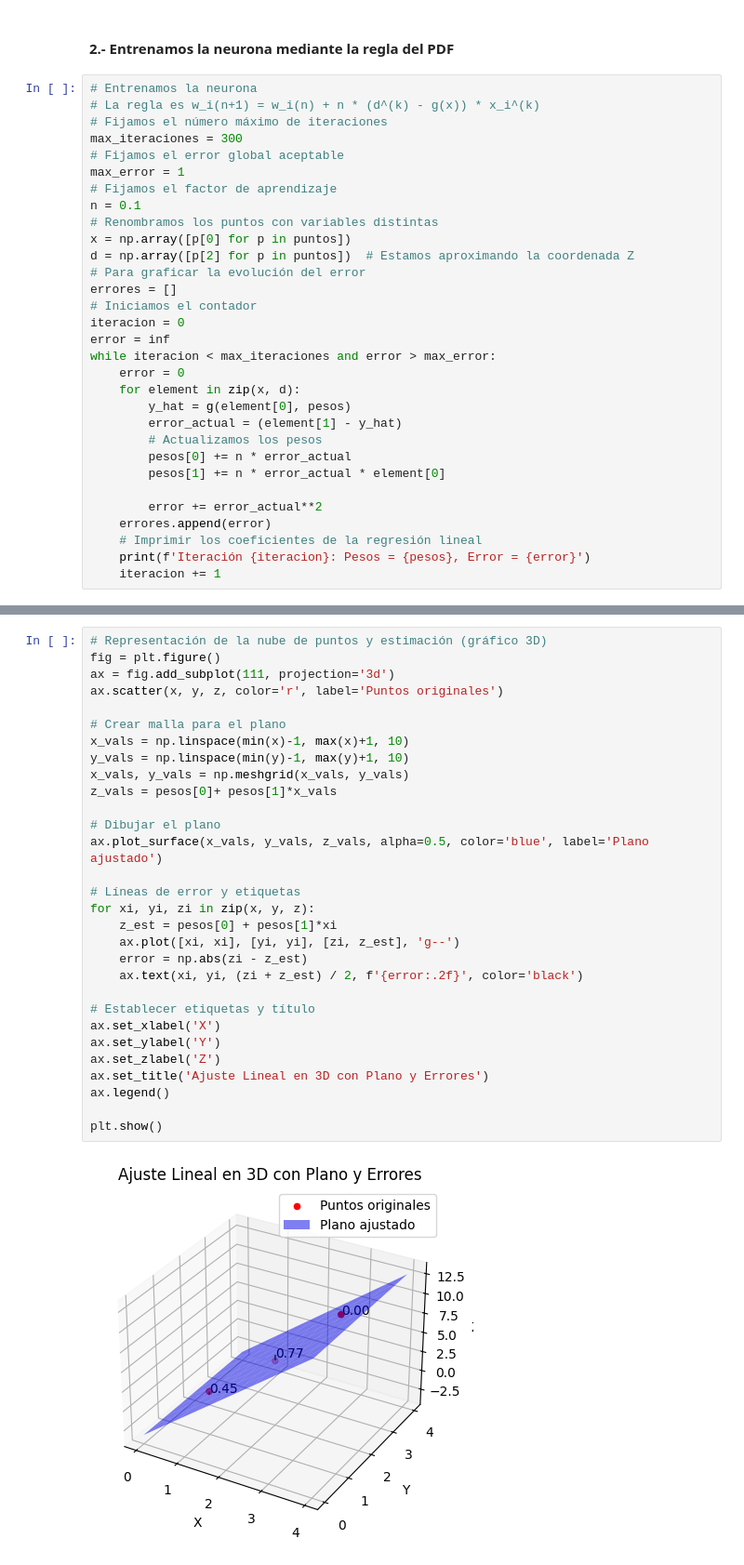
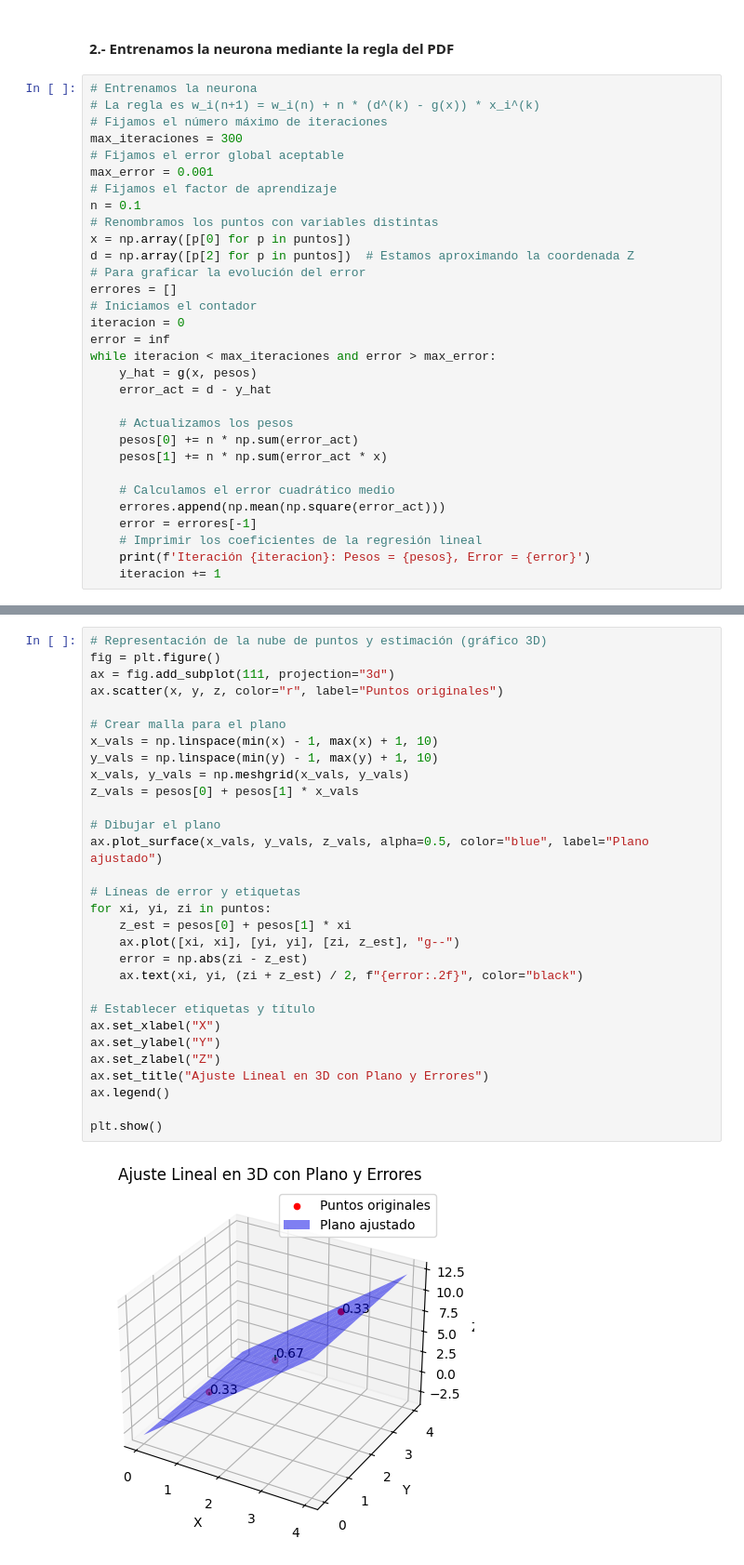
Before and after one commit to Apriea04/ComputacionNeuronalEvolutiva, a Jupyter notebook: Computación Evolutiva/Práctica 0/Parte 0.ipynb, the cells around one changed output, grey strips where cells are left out. Shown at 93% size. Cells and saved outputs as stored; diff of their text form.

```diff
--- a/Computación Evolutiva/Práctica 0/Parte 0.ipynb
+++ b/Computación Evolutiva/Práctica 0/Parte 0.ipynb
@@ -156,7 +156,7 @@ def g(x, w):
 # Fijamos el número máximo de iteraciones
 max_iteraciones = 300
 # Fijamos el error global aceptable
-max_error = 1
+max_error = 0.001
 # Fijamos el factor de aprendizaje
 n = 0.1
 # Renombramos los puntos con variables distintas
@@ -168,16 +168,16 @@ errores = []
 iteracion = 0
 error = inf
 while iteracion < max_iteraciones and error > max_error:
-    error = 0
-    for element in zip(x, d):
-        y_hat = g(element[0], pesos)
-        error_actual = (element[1] - y_hat)
-        # Actualizamos los pesos
-        pesos[0] += n * error_actual
-        pesos[1] += n * error_actual * element[0]
+    y_hat = g(x, pesos)
+    error_act = d - y_hat
 
-        error += error_actual**2
-    errores.append(error)
+    # Actualizamos los pesos
+    pesos[0] += n * np.sum(error_act)
+    pesos[1] += n * np.sum(error_act * x)
+
+    # Calculamos el error cuadrático medio
+    errores.append(np.mean(np.square(error_act)))
+    error = errores[-1]
     # Imprimir los coeficientes de la regresión lineal
     print(f'Iteración {iteracion}: Pesos = {pesos}, Error = {error}')
     iteracion += 1
@@ -219,32 +219,32 @@ Error cuadrático medio: 0.41322305263480413
 # %%
 # Representación de la nube de puntos y estimación (gráfico 3D)
 fig = plt.figure()
-ax = fig.add_subplot(111, projection='3d')
-ax.scatter(x, y, z, color='r', label='Puntos originales')
+ax = fig.add_subplot(111, projection="3d")
+ax.scatter(x, y, z, color="r", label="Puntos originales")
 
 # Crear malla para el plano
-x_vals = np.linspace(min(x)-1, max(x)+1, 10)
-y_vals = np.linspace(min(y)-1, max(y)+1, 10)
+x_vals = np.linspace(min(x) - 1, max(x) + 1, 10)
+y_vals = np.linspace(min(y) - 1, max(y) + 1, 10)
 x_vals, y_vals = np.meshgrid(x_vals, y_vals)
-z_vals = pesos[0]+ pesos[1]*x_vals
+z_vals = pesos[0] + pesos[1] * x_vals
 
 # Dibujar el plano
-ax.plot_surface(x_vals, y_vals, z_vals, alpha=0.5, color='blue', label='Plano ajustado')
+ax.plot_surface(x_vals, y_vals, z_vals, alpha=0.5, color="blue", label="Plano ajustado")
 
 # Líneas de error y etiquetas
-for xi, yi, zi in zip(x, y, z):
-    z_est = pesos[0] + pesos[1]*xi
-    ax.plot([xi, xi], [yi, yi], [zi, z_est], 'g--')
+for xi, yi, zi in puntos:
+    z_est = pesos[0] + pesos[1] * xi
+    ax.plot([xi, xi], [yi, yi], [zi, z_est], "g--")
     error = np.abs(zi - z_est)
-    ax.text(xi, yi, (zi + z_est) / 2, f'{error:.2f}', color='black')
+    ax.text(xi, yi, (zi + z_est) / 2, f"{error:.2f}", color="black")
 
 # Establecer etiquetas y título
-ax.set_xlabel('X')
-ax.set_ylabel('Y')
-ax.set_zlabel('Z')
-ax.set_title('Ajuste Lineal en 3D con Plano y Errores')
+ax.set_xlabel("X")
+ax.set_ylabel("Y")
+ax.set_zlabel("Z")
+ax.set_title("Ajuste Lineal en 3D con Plano y Errores")
 ax.legend()
 
 plt.show()
 # %% [output]
-[figure, old version]
+[figure, new version]
```
Also changed, not shown: parts of 5 cells of this notebook.
